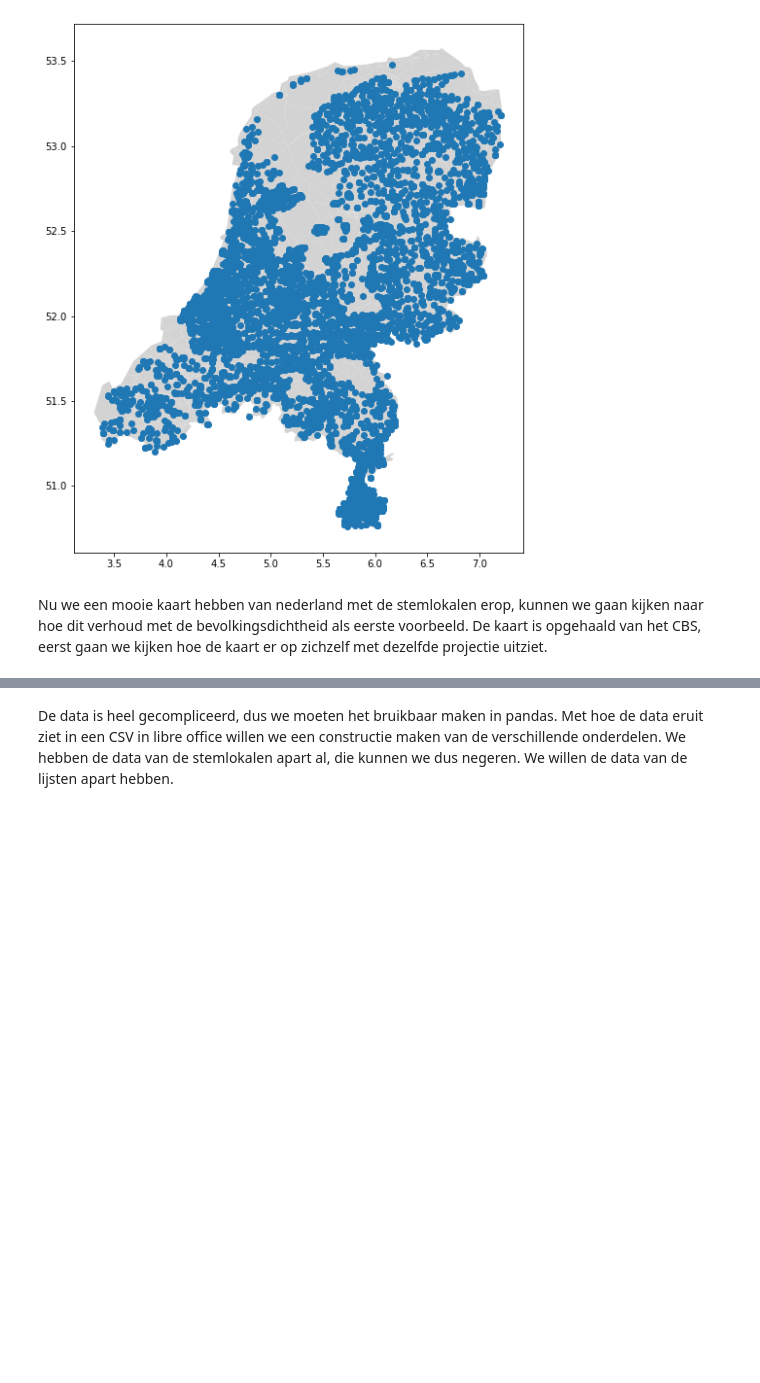
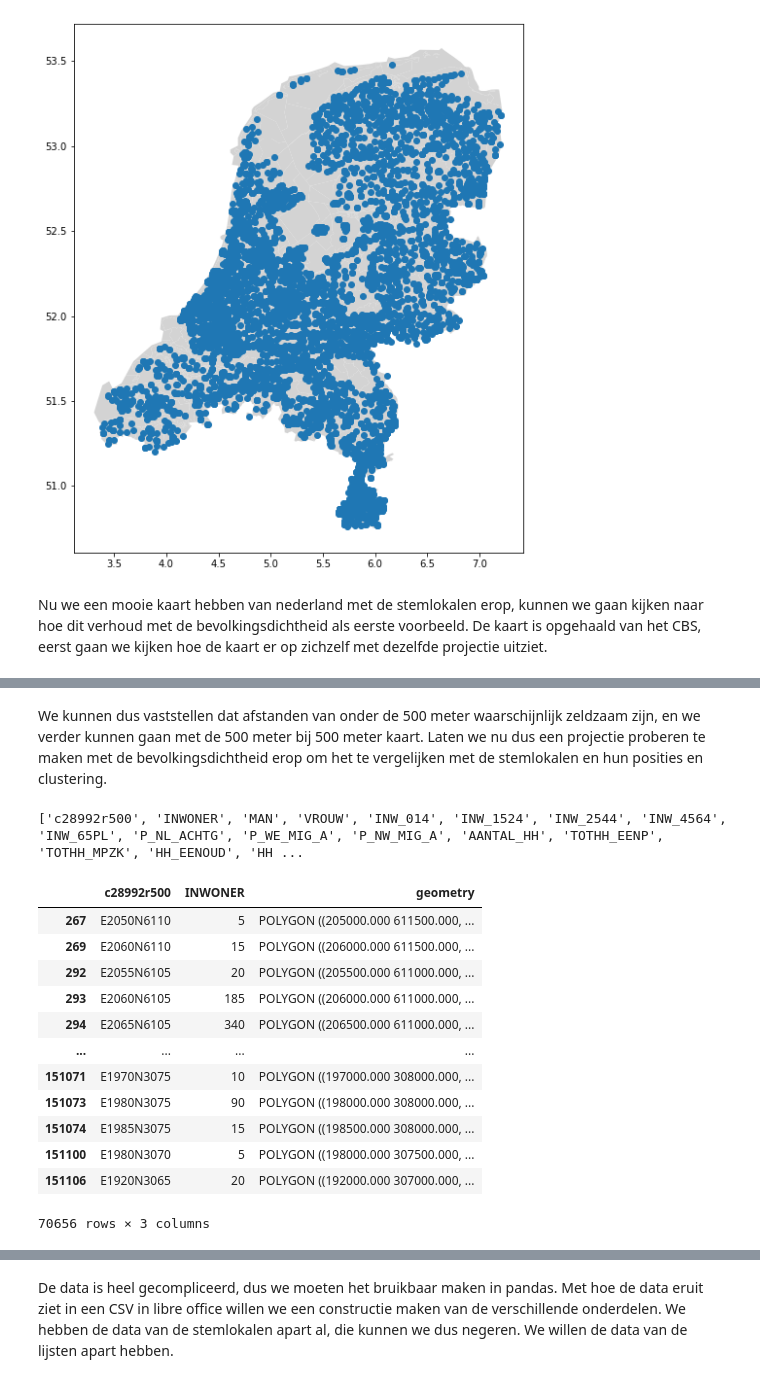
Before and after one commit to openstate/stembureau-meting, a Jupyter notebook: jupyter/stembureau_data.ipynb, the cells around one changed output, grey strips where cells are left out. Cells and saved outputs as stored; diff of their text form; code cells hidden in the pictures; blank space fills up the shorter version.

```diff
--- a/jupyter/stembureau_data.ipynb
+++ b/jupyter/stembureau_data.ipynb
@@ -149,0 +175,23 @@ print(nl_map_dst)
+# %% [markdown]
+We kunnen dus vaststellen dat afstanden van onder de 500 meter waarschijnlijk zeldzaam zijn, en we verder kunnen gaan met de 500 meter bij 500 meter kaart. Laten we nu dus een projectie proberen te maken met de bevolkingsdichtheid erop om het te vergelijken met de stemlokalen en hun posities en clustering.
+# %%
+print(list(nl_map_cbs))
+nl_map_dst = nl_map_cbs.drop(columns=['MAN', 'VROUW', 'INW_014', 'INW_1524', 'INW_2544', 'INW_4564', 'INW_65PL', 'P_NL_ACHTG', 'P_WE_MIG_A', 'P_NW_MIG_A', 'AANTAL_HH', 'TOTHH_EENP', 'TOTHH_MPZK', 'HH_EENOUD', 'HH_TWEEOUD', 'GEM_HH_GR', 'WONING', 'WONVOOR45', 'WON_4564', 'WON_6574', 'WON_7584', 'WON_8594', 'WON_9504', 'WON_0514', 'WON_1524', 'WON_MRGEZ', 'P_KOOPWON', 'P_HUURWON', 'WON_HCORP', 'WON_NBEW', 'WOZWONING', 'UITKMINAOW', 'OAD', 'STED'])
+zero_mask_pop = nl_map_dst['INWONER'] == -99997
+nl_map_dst = nl_map_dst[~zero_mask_pop]
+nl_map_dst
+# %% [output]
+['c28992r500', 'INWONER', 'MAN', 'VROUW', 'INW_014', 'INW_1524', 'INW_2544', 'INW_4564', 'INW_65PL', 'P_NL_ACHTG', 'P_WE_MIG_A', 'P_NW_MIG_A', 'AANTAL_HH', 'TOTHH_EENP', 'TOTHH_MPZK', 'HH_EENOUD', 'HH ...
+|  | c28992r500 | INWONER | geometry |
+| 267 | E2050N6110 | 5 | POLYGON ((205000.000 611500.000, ... |
+| 269 | E2060N6110 | 15 | POLYGON ((206000.000 611500.000, ... |
+| 292 | E2055N6105 | 20 | POLYGON ((205500.000 611000.000, ... |
+| 293 | E2060N6105 | 185 | POLYGON ((206000.000 611000.000, ... |
+| 294 | E2065N6105 | 340 | POLYGON ((206500.000 611000.000, ... |
+| ... | ... | ... | ... |
+| 151071 | E1970N3075 | 10 | POLYGON ((197000.000 308000.000, ... |
+| 151073 | E1980N3075 | 90 | POLYGON ((198000.000 308000.000, ... |
+| 151074 | E1985N3075 | 15 | POLYGON ((198500.000 308000.000, ... |
+| 151100 | E1980N3070 | 5 | POLYGON ((198000.000 307500.000, ... |
+| 151106 | E1920N3065 | 20 | POLYGON ((192000.000 307000.000, ... |
+70656 rows × 3 columns
```
Also changed, not shown: parts of 10 cells of this notebook, 2 other files.
